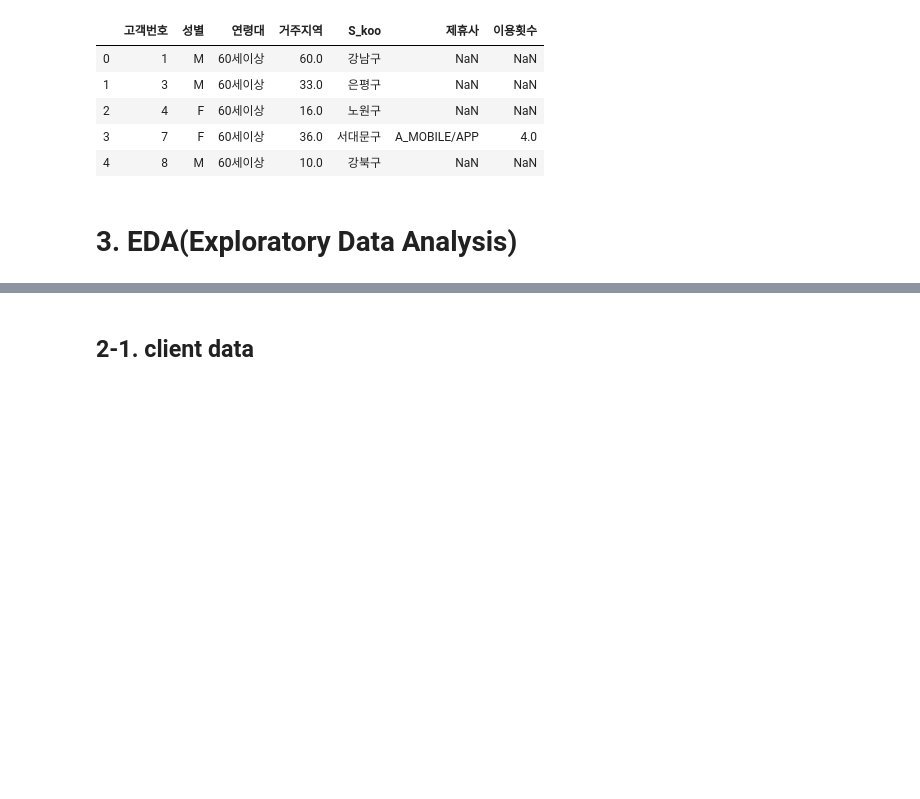
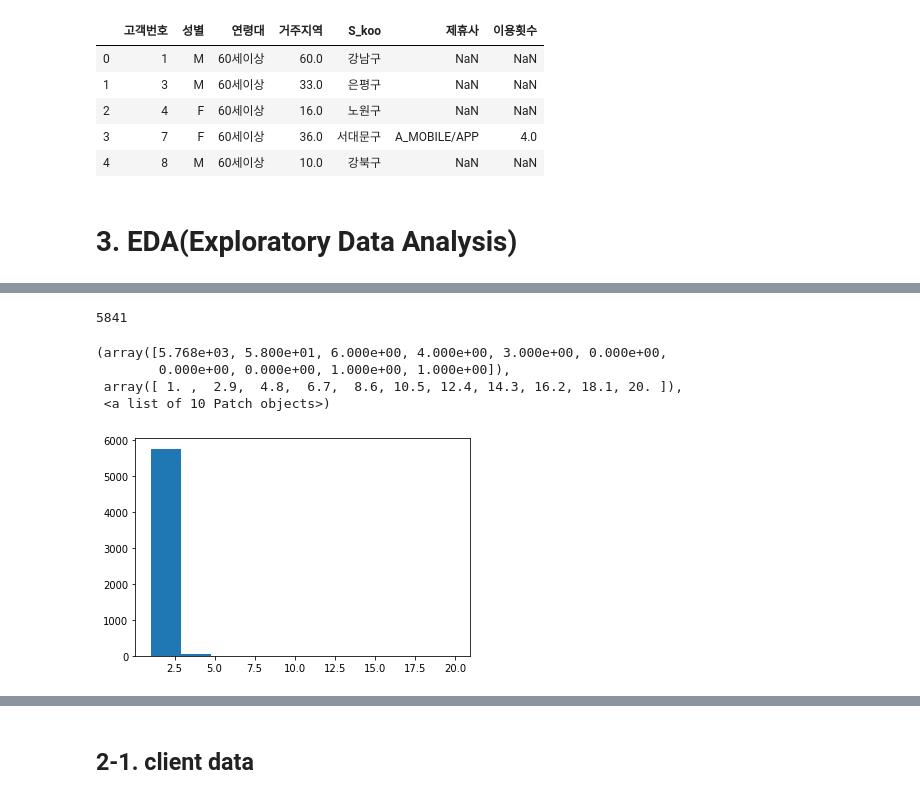
Before and after one commit to JungHyukJin/ModuleProject01, a Jupyter notebook: classification.ipynb, the cells around one changed output, grey strips where cells are left out. Drawn from its saved outputs; the diff is of its cells as text; code cells hidden in the pictures; blank space fills up the shorter version.

```diff
--- a/classification.ipynb
+++ b/classification.ipynb
@@ -244,0 +241,12 @@ s_df_channel.head()
+# %%
+# 고객별 1년간 구매금액 및 구매금액구간을 구한다.
+custTotal = s_df_purchase.groupby(s_df_purchase['고객번호']).sum().iloc[:,-2:]
+
+custTotal['구매금액_1년'] = custTotal['구매금액'] // 2
+
+bins = np.linspace(custTotal['구매금액_1년'].min(), custTotal['구매금액_1년'].max(), 20)
+custTotal['구매금액구간'] = np.digitize(custTotal['구매금액_1년'], bins)
+
+custTotal = custTotal.iloc[:,-3:]
+
+custTotal.head()
@@ -244,0 +277,12 @@ s_df_channel.head()
+# %%
+len(custTotal)
+# %% [output]
+5841
+# %%
+plt.hist(custTotal['구매금액구간'])
+# %% [output]
+(array([5.768e+03, 5.800e+01, 6.000e+00, 4.000e+00, 3.000e+00, 0.000e+00,
+        0.000e+00, 0.000e+00, 1.000e+00, 1.000e+00]),
+ array([ 1. ,  2.9,  4.8,  6.7,  8.6, 10.5, 12.4, 14.3, 16.2, 18.1, 20. ]),
+ <a list of 10 Patch objects>)
+[figure, added]
```
Also changed, not shown: parts of 15 cells of this notebook, 1 other file.
